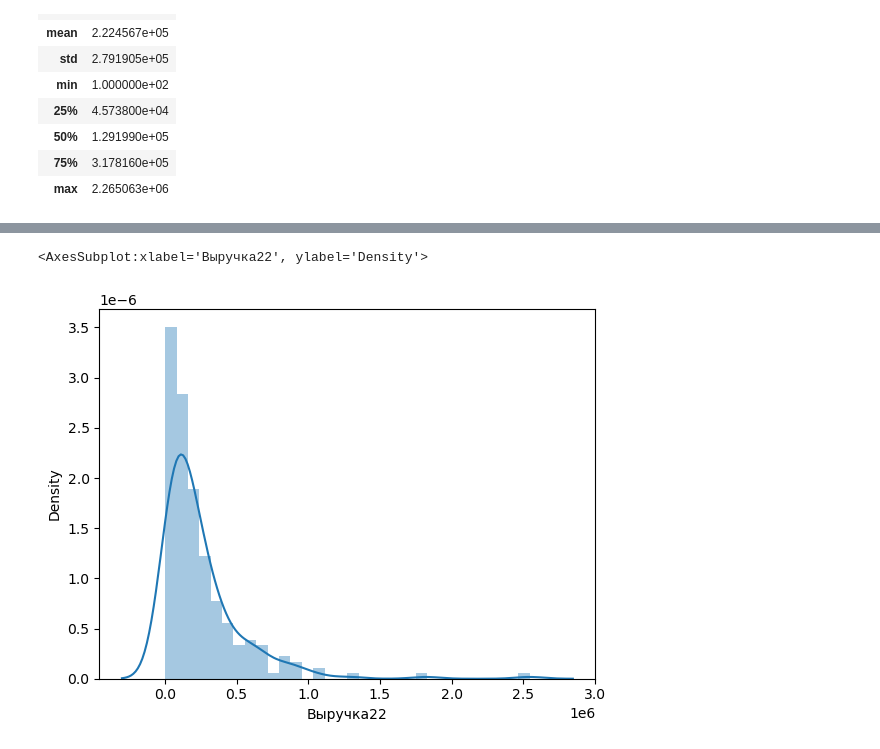
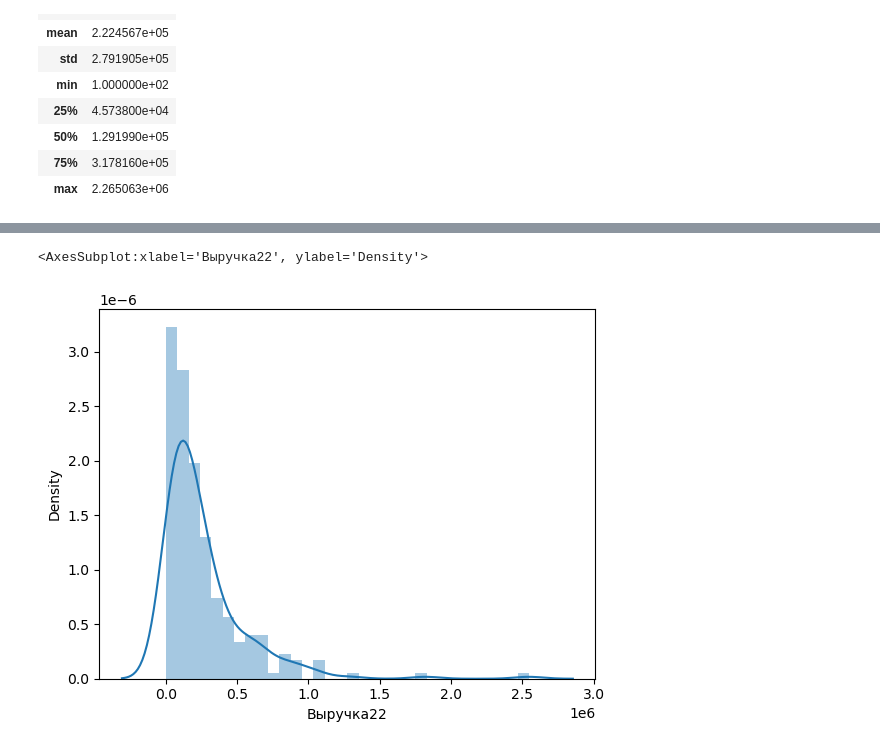
Before and after one commit to Ylika/analizz, a Jupyter notebook: Analizz.ipynb, the cells around one changed output, grey strips where cells are left out. Drawn from its saved outputs; the diff is of its cells as text; code cells hidden in the pictures.

```diff
--- a/Analizz.ipynb
+++ b/Analizz.ipynb
@@ -37,5 +39,7 @@ data2122.head(10)
 | 8 | Здоровье ООО г.Свободный | 551035.0 | 277737.00 |
 | 9 | МАХАОН ООО Еврейская область п.Ни... | 539421.0 | 93353.00 |
 # %%
+#drop NA and fill the cells 0
+data21_22 = data2122.dropna()
 data2122 = data2122.fillna(0)
 # %%
@@ -104,5 +109,5 @@ sns.histplot(data2022['Выручка22'])
 # %%
-sns.distplot(data2022['Выручка22'])
+sns.distplot(data21_22['Выручка22'])
 # %% [output]
 <AxesSubplot:xlabel='Выручка22', ylabel='Density'>
-[figure, old version]
+[figure, new version]
```
Also changed, not shown: parts of 17 cells of this notebook, 2 other files.
